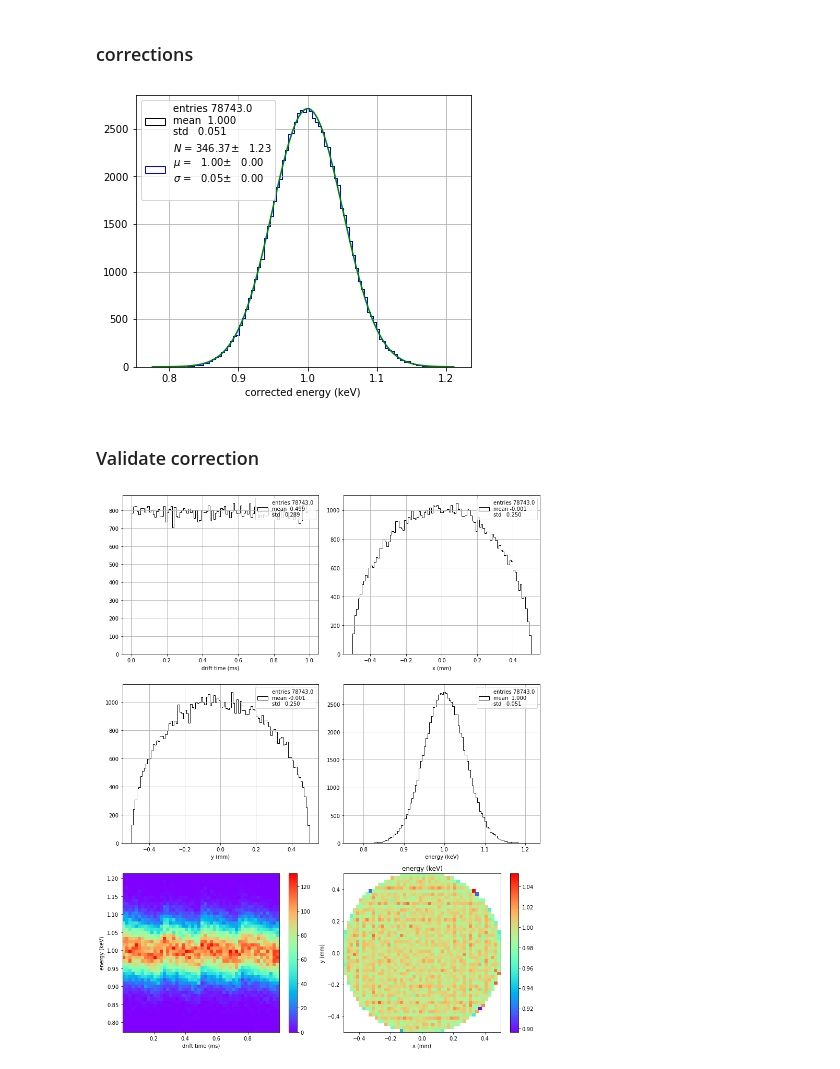
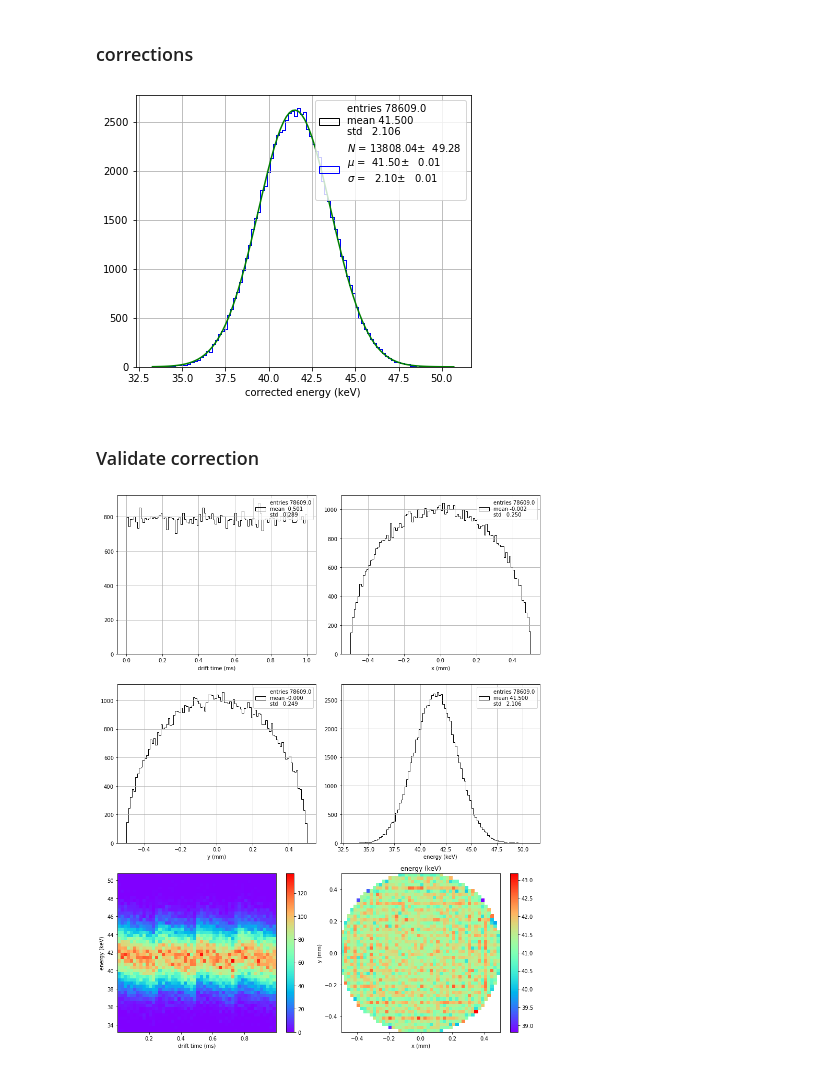
Before and after one commit to jahernando/next, a Jupyter notebook: NB/kr/kr_prof_dev.ipynb, the cells around one changed output. Cells and saved outputs as stored; diff of their text form; code cells hidden in the pictures.

```diff
--- a/NB/kr/kr_prof_dev.ipynb
+++ b/NB/kr/kr_prof_dev.ipynb
@@ -238,20 +224,20 @@ prof.plot_profile(krmap, coornames = ('x', 'y', 'dtime'));
 # %% [markdown]
 ### corrections
 # %%
-corenergy    = prof.profile_scale(coors, energy, krmap)
-corkrmap, _  = prof.profile(coors, corenergy, bins)
+corenergy    = prof.profile_scale(coors, energy, krmap, 41.5)
 # %%
 pltext.canvas(1, 1)
-pltext.hist(corenergy, 100);
-pltext.hfit(corenergy, 100, fun = 'gaus')
+xsel = ~np.isnan(corenergy)
+pltext.hist(corenergy[xsel], 100);
+pltext.hfit(corenergy[xsel], 100, fun = 'gaus')
 plt.xlabel('corrected energy (keV)');
 # %% [output]
-[figure, old version]
+[figure, new version]
 # %% [markdown]
 ### Validate correction
 # %%
 xdf = pd.DataFrame(df)
 xdf['energy'] = corenergy
-krana.plot_data(xdf, 50);
+krana.plot_data(xdf[xsel], 50);
 # %% [output]
-[figure, old version]
+[figure, new version]
```
Also changed, not shown: parts of 21 cells of this notebook, 7 other files.
